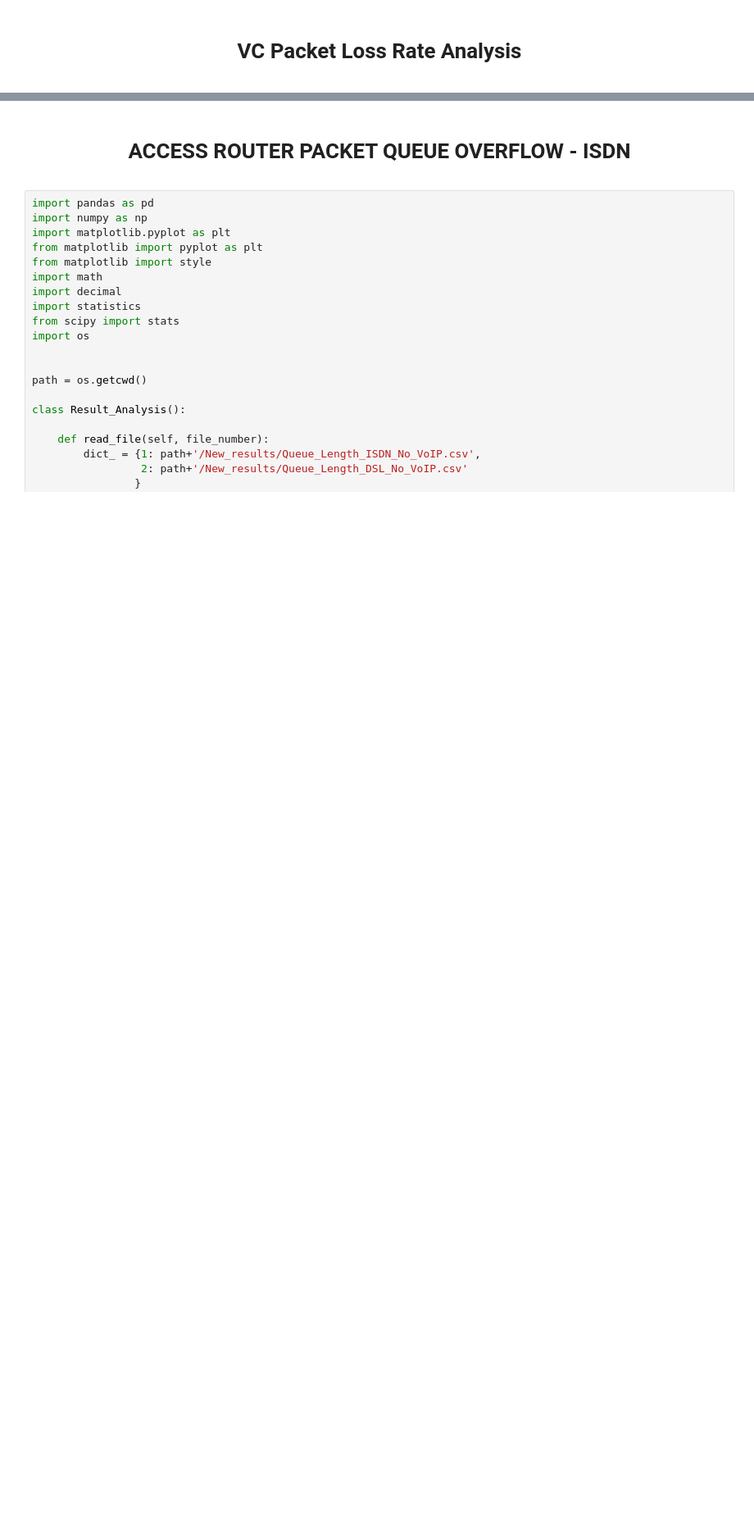
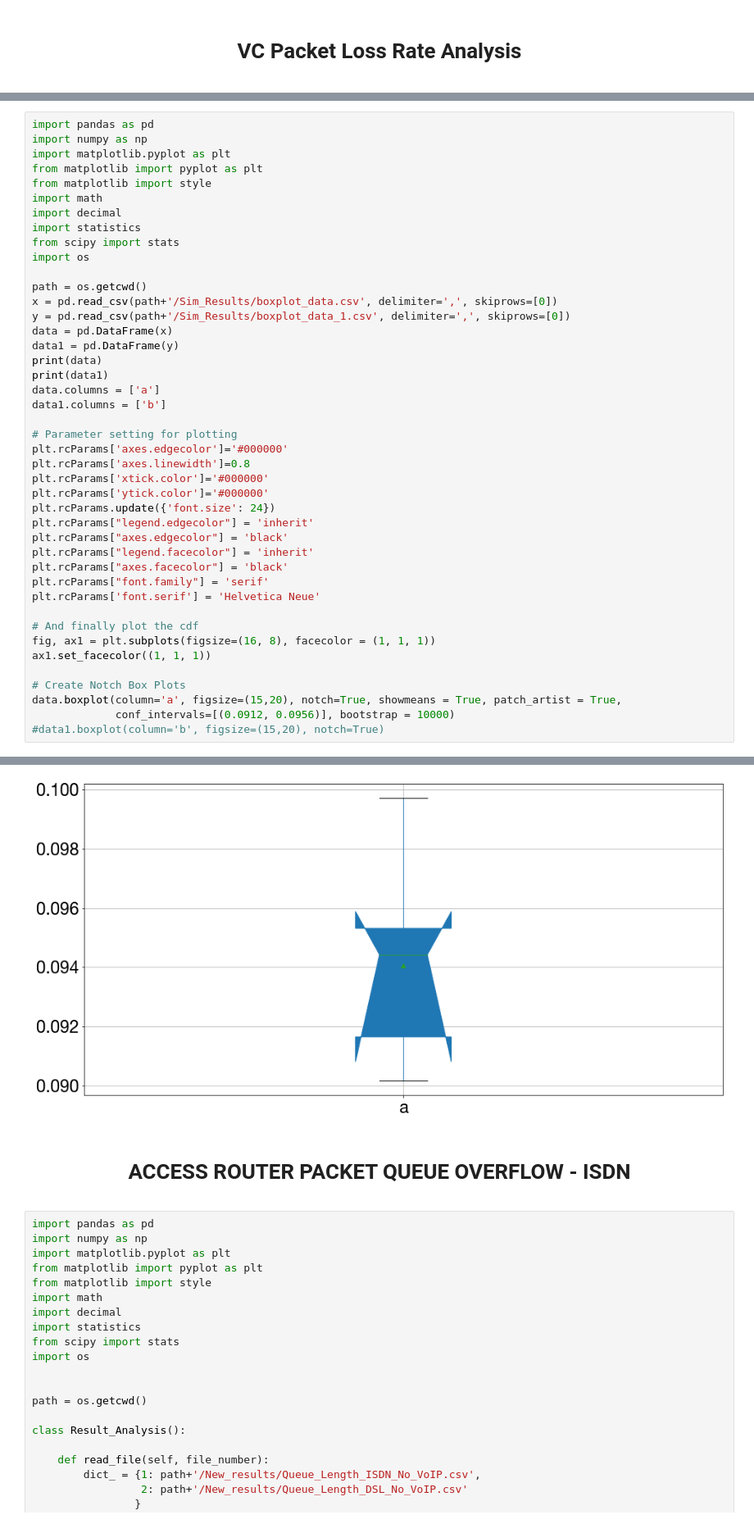
Before and after one commit to royruiz-dev/DataAutomation_SimComNets, a Jupyter notebook: SiMCN-Final-Task/SimComNet_Final-Task_Results_Analysis.ipynb, the cells around one changed output, grey strips where cells are left out. Shown at 82% size. Saved outputs shown, nothing was run; the diff lists cells and outputs as text; blank space fills up the shorter version.

```diff
--- a/SiMCN-Final-Task/SimComNet_Final-Task_Results_Analysis.ipynb
+++ b/SiMCN-Final-Task/SimComNet_Final-Task_Results_Analysis.ipynb
@@ -1861,0 +1902,44 @@ Please enter the desired confidence interval: .95
+# %%
+import pandas as pd
+import numpy as np
+import matplotlib.pyplot as plt
+from matplotlib import pyplot as plt
+from matplotlib import style
+import math
+import decimal
+import statistics
+from scipy import stats
+import os
+
+path = os.getcwd()
+x = pd.read_csv(path+'/Sim_Results/boxplot_data.csv', delimiter=',', skiprows=[0])
+y = pd.read_csv(path+'/Sim_Results/boxplot_data_1.csv', delimiter=',', skiprows=[0])
+data = pd.DataFrame(x)
+data1 = pd.DataFrame(y)
+print(data)
+print(data1)
+data.columns = ['a']
+data1.columns = ['b']
+
+# Parameter setting for plotting
+plt.rcParams['axes.edgecolor']='#000000'
+plt.rcParams['axes.linewidth']=0.8
+plt.rcParams['xtick.color']='#000000'
+plt.rcParams['ytick.color']='#000000'
+plt.rcParams.update({'font.size': 24})
+plt.rcParams["legend.edgecolor"] = 'inherit'
+plt.rcParams["axes.edgecolor"] = 'black'
+plt.rcParams["legend.facecolor"] = 'inherit'
+plt.rcParams["axes.facecolor"] = 'black'
+plt.rcParams["font.family"] = 'serif'
+plt.rcParams['font.serif'] = 'Helvetica Neue'
+
+# And finally plot the cdf
+fig, ax1 = plt.subplots(figsize=(16, 8), facecolor = (1, 1, 1))
+ax1.set_facecolor((1, 1, 1))
+
+# Create Notch Box Plots
+data.boxplot(column='a', figsize=(15,20), notch=True, showmeans = True, patch_artist = True,
+             conf_intervals=[(0.0912, 0.0956)], bootstrap = 10000)
+#data1.boxplot(column='b', figsize=(15,20), notch=True)
+# %% [output]
@@ -1862,3 +1965,4 @@ Please enter the desired confidence interval: .95
+[figure, added]
 # %% [markdown]
 <center><h1>ACCESS ROUTER PACKET QUEUE OVERFLOW - ISDN</h1></center>
 # %%
```
Also changed, not shown: parts of 4 cells of this notebook, 13 other files.
